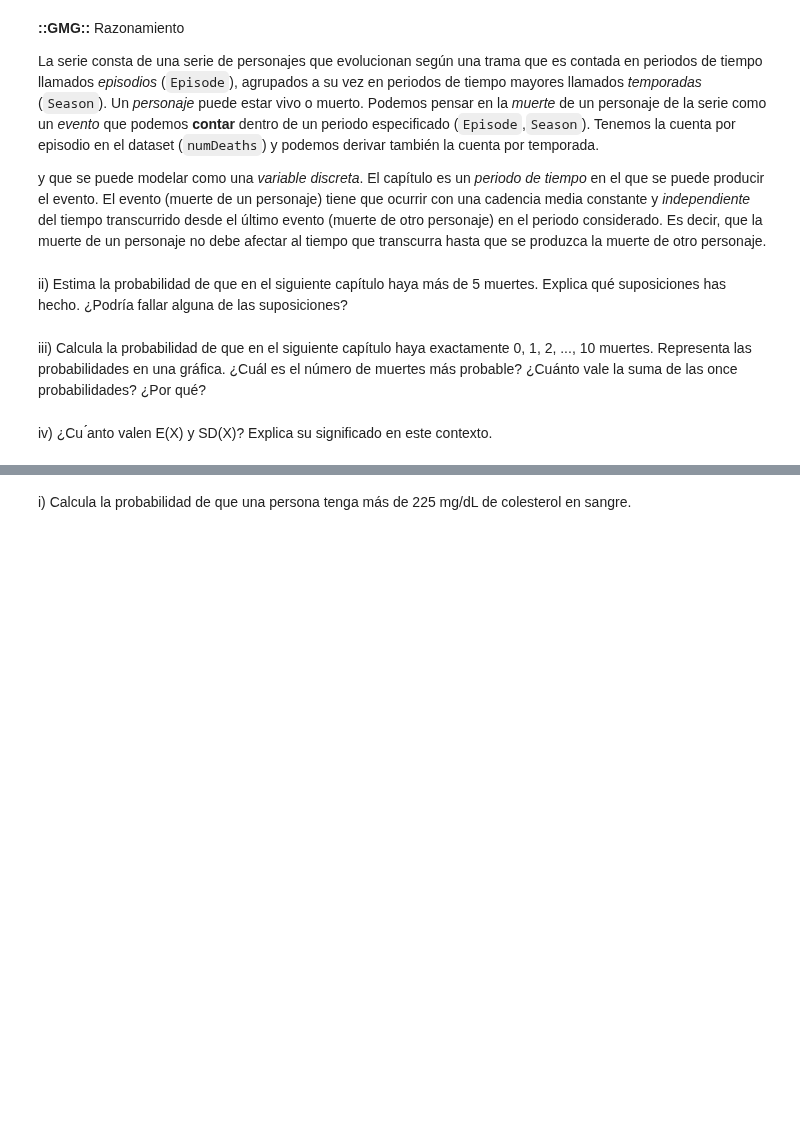
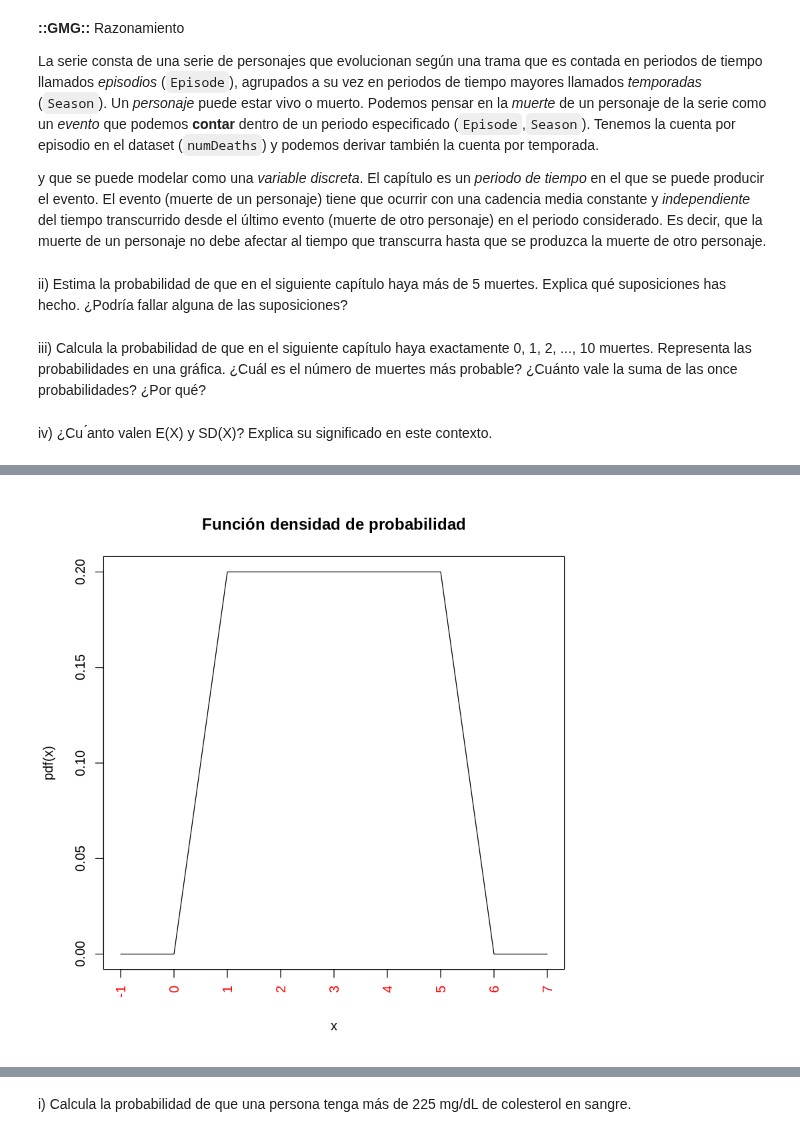
Before and after one commit to yerartdev/uc-m1965-stats, a Jupyter notebook: p2/practica2-gerardo-de-miguel.gonzalez.ipynb, the cells around one changed output, grey strips where cells are left out. Saved outputs shown, nothing was run; the diff lists cells and outputs as text; code cells hidden in the pictures; blank space fills up the shorter version.

```diff
--- a/p2/practica2-gerardo-de-miguel.gonzalez.ipynb
+++ b/p2/practica2-gerardo-de-miguel.gonzalez.ipynb
@@ -271,0 +308,10 @@ iii) ¿Cuánto vale E(X)?
+# %%
+#::GMG::Alternativa más difícil con plot (hay que poner bien la escala en el eje X)
+# https://stat.ethz.ch/R-manual/R-devel/library/graphics/html/axis.html
+x <- seq(-1,7)
+plot(pdf.X(1/4.9989,x), type = 'l',
+     xlab = 'x', ylab = 'pdf(x)', xaxt='n',
+     main = 'Función densidad de probabilidad')
+axis(1,at=seq(1,9),labels=c(-1:7), col.axis="red", las=2,)
+# %% [output]
+[figure, added]
```
Also changed, not shown: parts of 17 cells of this notebook.
